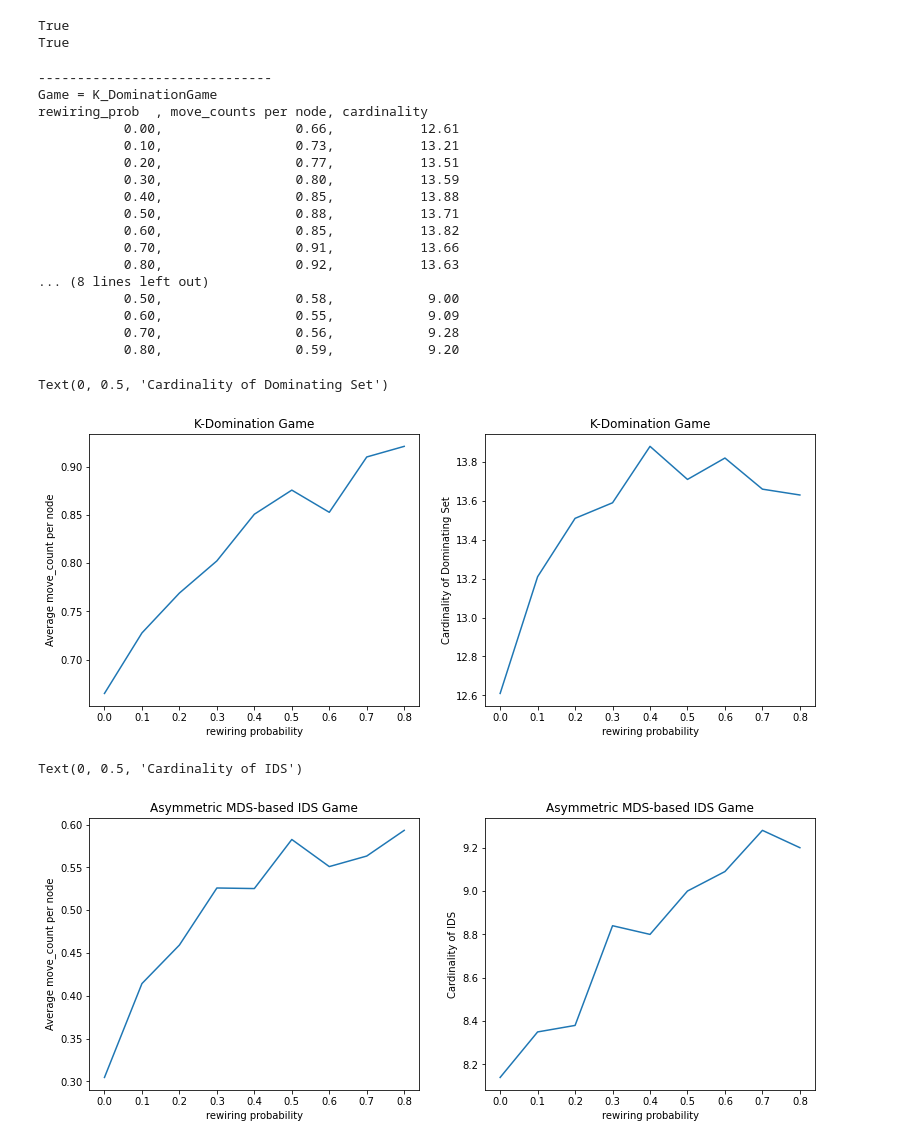
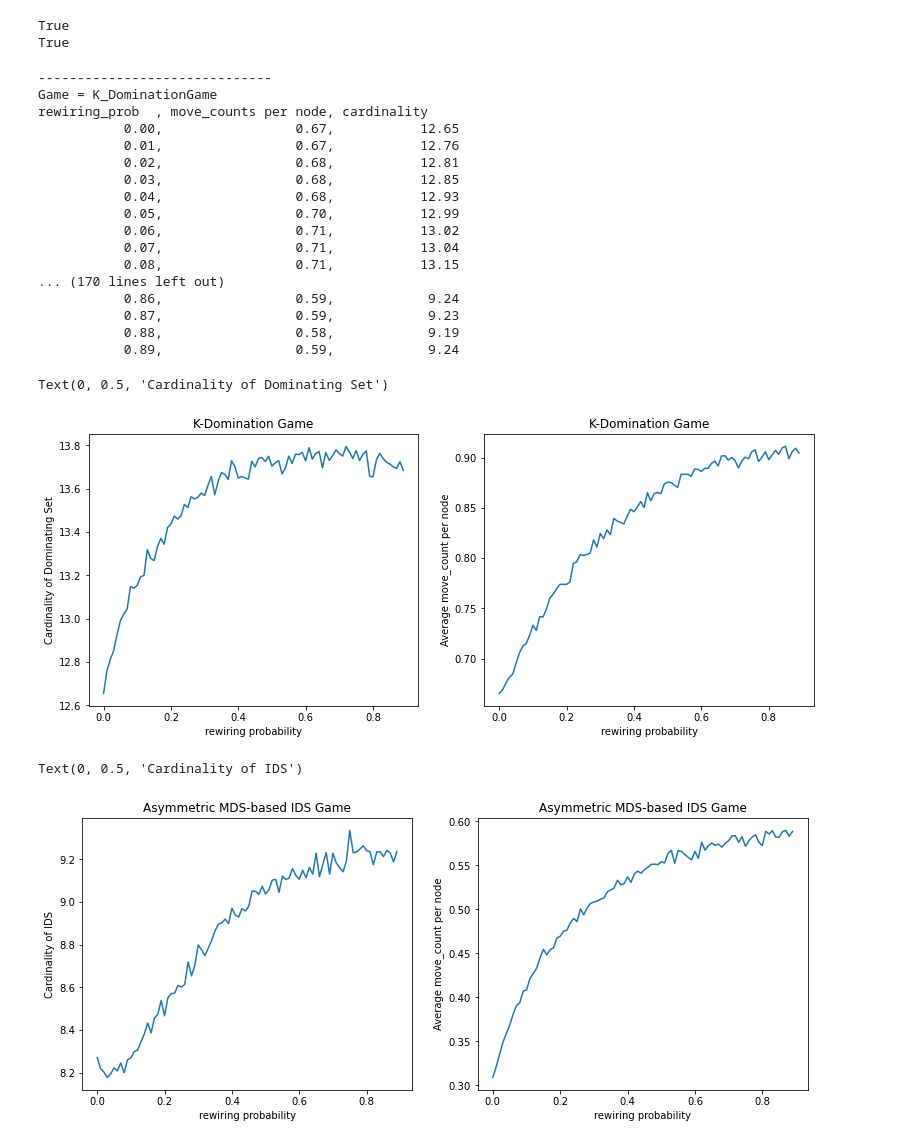
Before and after one commit to Nemo1999/Graph_Game_Design, a Jupyter notebook: graphviz.ipynb, the cells around one changed output. Cells and saved outputs as stored; diff of their text form; code cells hidden in the pictures.

```diff
--- a/graphviz.ipynb
+++ b/graphviz.ipynb
@@ -89,8 +89,8 @@ for game in ["K_DominationGame", "AsymmectricIDSGame"]:
     rp = []
     mc = []
     cd = []
-    for rewire_prob_times_10 in range(0, 9, 1):
-        rewiring_prob = rewire_prob_times_10 / 10
+    for rewire_prob_times_100 in range(0, 90, 1):
+        rewiring_prob = rewire_prob_times_100 / 100
         move_counts = []
         cardinalities = []
         for i in range(repeat_num):
@@ -100,6 +100,7 @@ for game in ["K_DominationGame", "AsymmectricIDSGame"]:
             else:
                 gg = AsymmetricIDSGame(g)
 
+            gg.randomInit()
             move_count = gg.solve(bestResponseSolver)
             cardinality = gg.dominationSetCardinality()
             move_counts.append(move_count)
@@ -118,49 +119,49 @@ for game in ["K_DominationGame", "AsymmectricIDSGame"]:
 ------------------------------
 Game = K_DominationGame
 rewiring_prob  , move_counts per node, cardinality
-           0.00,                 0.66,           12.61
-           0.10,                 0.73,           13.21
-           0.20,                 0.77,           13.51
-           0.30,                 0.80,           13.59
-           0.40,                 0.85,           13.88
-           0.50,                 0.88,           13.71
-           0.60,                 0.85,           13.82
-           0.70,                 0.91,           13.66
-           0.80,                 0.92,           13.63
-... (8 lines left out)
-           0.50,                 0.58,            9.00
-           0.60,                 0.55,            9.09
-           0.70,                 0.56,            9.28
-           0.80,                 0.59,            9.20
+           0.00,                 0.67,           12.65
+           0.01,                 0.67,           12.76
+           0.02,                 0.68,           12.81
+           0.03,                 0.68,           12.85
+           0.04,                 0.68,           12.93
+           0.05,                 0.70,           12.99
+           0.06,                 0.71,           13.02
+           0.07,                 0.71,           13.04
+           0.08,                 0.71,           13.15
+... (170 lines left out)
+           0.86,                 0.59,            9.24
+           0.87,                 0.59,            9.23
+           0.88,                 0.58,            9.19
+           0.89,                 0.59,            9.24
 # %%
 fig = plt.figure(figsize=(13,5))
-axs0 = fig.add_subplot(1,2,1)
+axs0 = fig.add_subplot(1,2,2)
 axs0.plot(result["K_DominationGame"][0], result["K_DominationGame"][1])
 axs0.set(title="K-Domination Game")
 axs0.set_xlabel("rewiring probability")
 axs0.set_ylabel("Average move_count per node")
 
-axs1 = fig.add_subplot(1,2,2)
+axs1 = fig.add_subplot(1,2,1)
 axs1.plot(result["K_DominationGame"][0], result["K_DominationGame"][2])
 axs1.set(title="K-Domination Game")
 axs1.set_xlabel("rewiring probability")
 axs1.set_ylabel("Cardinality of Dominating Set")
 # %% [output]
 Text(0, 0.5, 'Cardinality of Dominating Set')
-[figure, old version]
+[figure, new version]
 # %%
 fig = plt.figure(figsize=(13,5))
-axs0 = fig.add_subplot(1,2,1)
+axs0 = fig.add_subplot(1,2,2)
 axs0.plot(result["AsymmectricIDSGame"][0], result["AsymmectricIDSGame"][1])
 axs0.set(title="Asymmetric MDS-based IDS Game")
 axs0.set_xlabel("rewiring probability")
 axs0.set_ylabel("Average move_count per node")
 
-axs1 = fig.add_subplot(1,2,2)
+axs1 = fig.add_subplot(1,2,1)
 axs1.plot(result["AsymmectricIDSGame"][0], result["AsymmectricIDSGame"][2])
 axs1.set(title="Asymmetric MDS-based IDS Game")
 axs1.set_xlabel("rewiring probability")
 axs1.set_ylabel("Cardinality of IDS")
 # %% [output]
 Text(0, 0.5, 'Cardinality of IDS')
-[figure, old version]
+[figure, new version]
```
Also changed, not shown: 1 other file.
